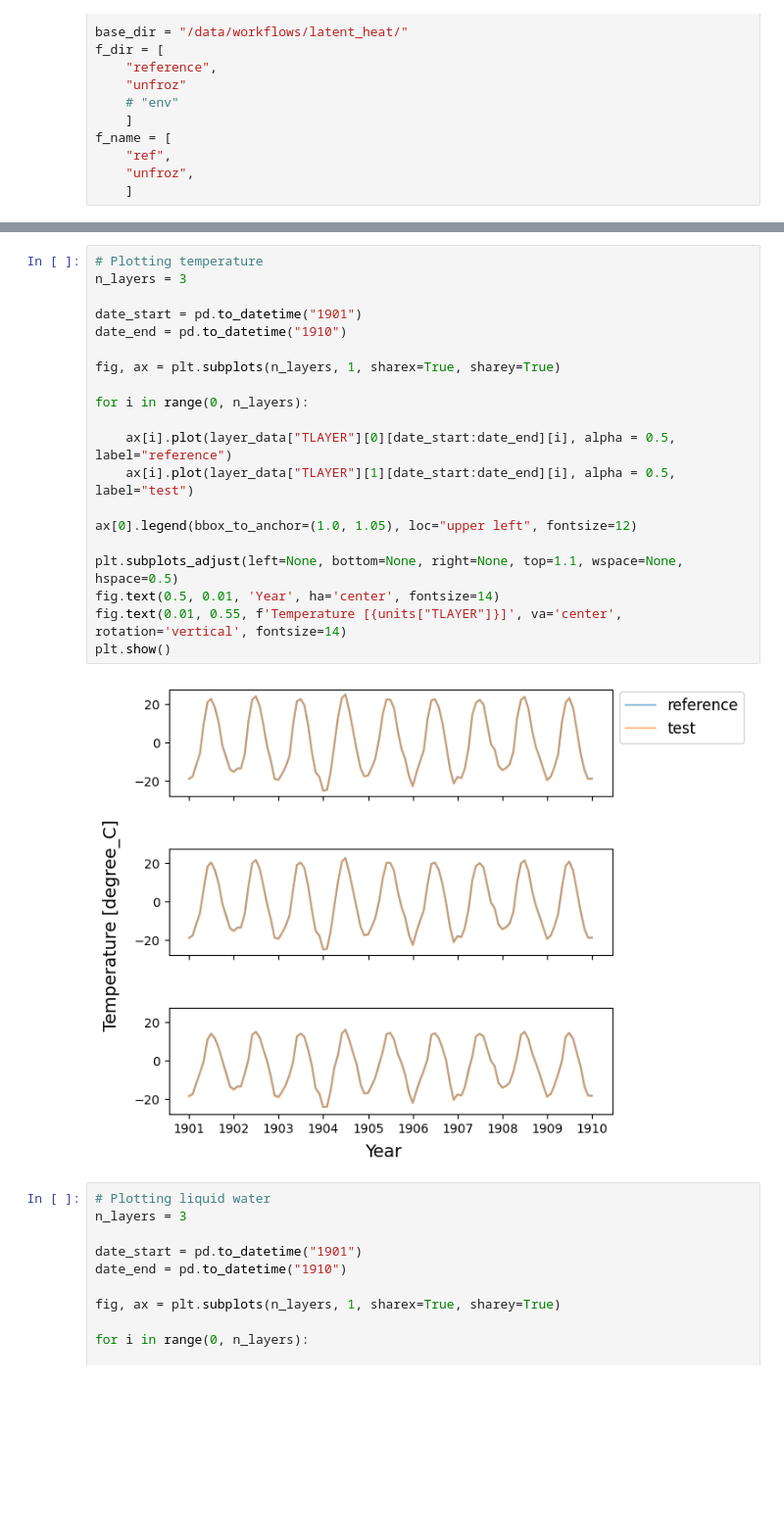
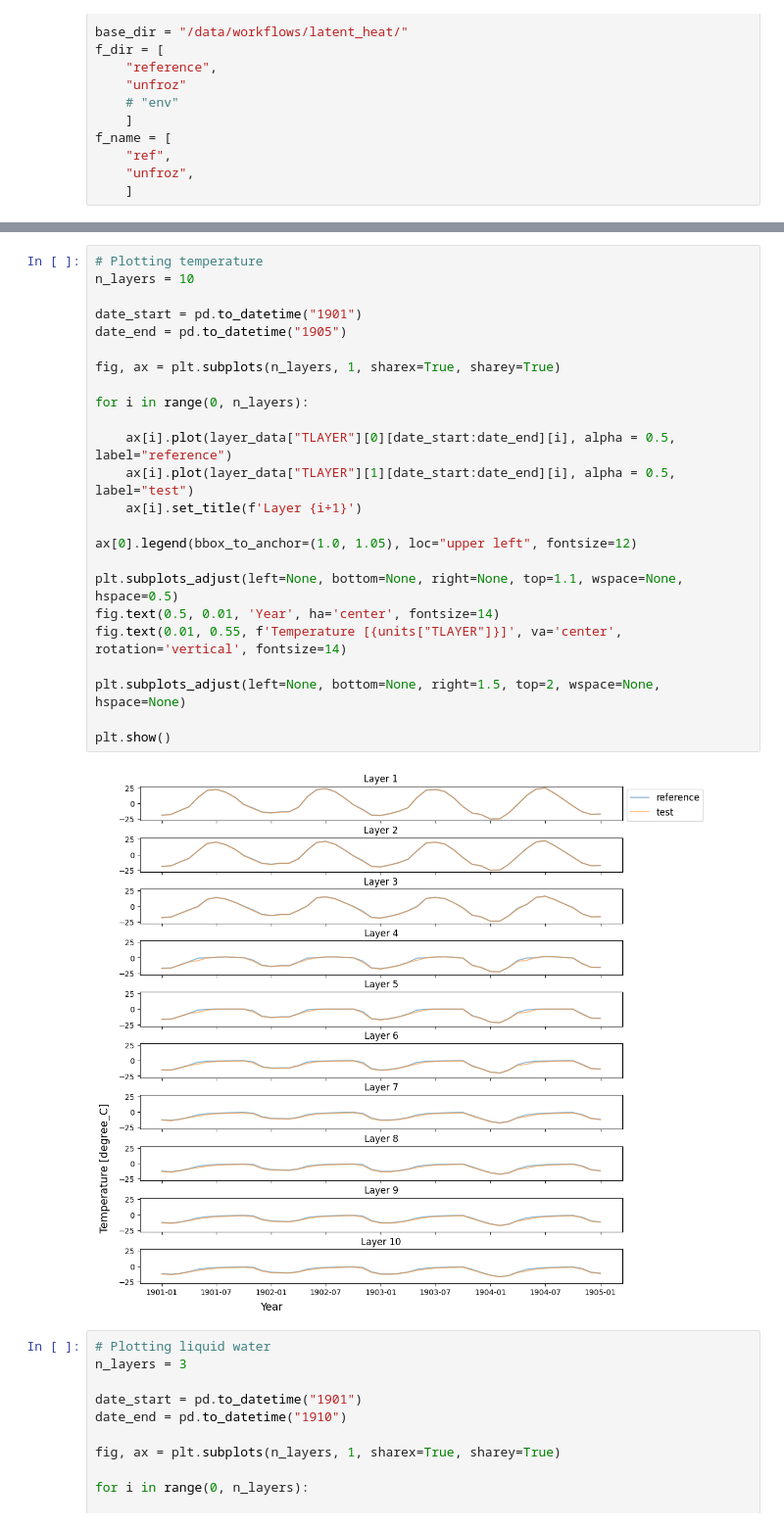
Before and after one commit to uaf-arctic-eco-modeling/dvm-dos-tem, a Jupyter notebook: latent_heat_curves/Comparing_Code_Changes.ipynb, the cells around one changed output, grey strips where cells are left out. Shown at 98% size. Saved outputs shown, nothing was run; the diff lists cells and outputs as text; blank space fills up the shorter version.

```diff
--- a/latent_heat_curves/Comparing_Code_Changes.ipynb
+++ b/latent_heat_curves/Comparing_Code_Changes.ipynb
@@ -280,26 +280,30 @@ Trying to open:  /data/workflows/latent_heat/unfroz/output/TCLAYER_monthly_tr.nc
 Trying to open:  /data/workflows/latent_heat/unfroz/output/TCLAYER_monthly_sc.nc
 # %%
 # Plotting temperature
-n_layers = 3
+n_layers = 10
 
 date_start = pd.to_datetime("1901")
-date_end = pd.to_datetime("1910")
+date_end = pd.to_datetime("1905")
 
 fig, ax = plt.subplots(n_layers, 1, sharex=True, sharey=True)
 
 for i in range(0, n_layers):
 
     ax[i].plot(layer_data["TLAYER"][0][date_start:date_end][i], alpha = 0.5, label="reference")
     ax[i].plot(layer_data["TLAYER"][1][date_start:date_end][i], alpha = 0.5, label="test")
+    ax[i].set_title(f'Layer {i+1}')
 
 ax[0].legend(bbox_to_anchor=(1.0, 1.05), loc="upper left", fontsize=12)
 
 plt.subplots_adjust(left=None, bottom=None, right=None, top=1.1, wspace=None, hspace=0.5)
 fig.text(0.5, 0.01, 'Year', ha='center', fontsize=14)
 fig.text(0.01, 0.55, f'Temperature [{units["TLAYER"]}]', va='center', rotation='vertical', fontsize=14)
+
+plt.subplots_adjust(left=None, bottom=None, right=1.5, top=2, wspace=None, hspace=None)
+
 plt.show()
 # %% [output]
-[figure, old version]
+[figure, new version]
 # %%
 # Plotting liquid water
 n_layers = 3
```
Also changed, not shown: parts of 7 cells of this notebook, 2 other files.
